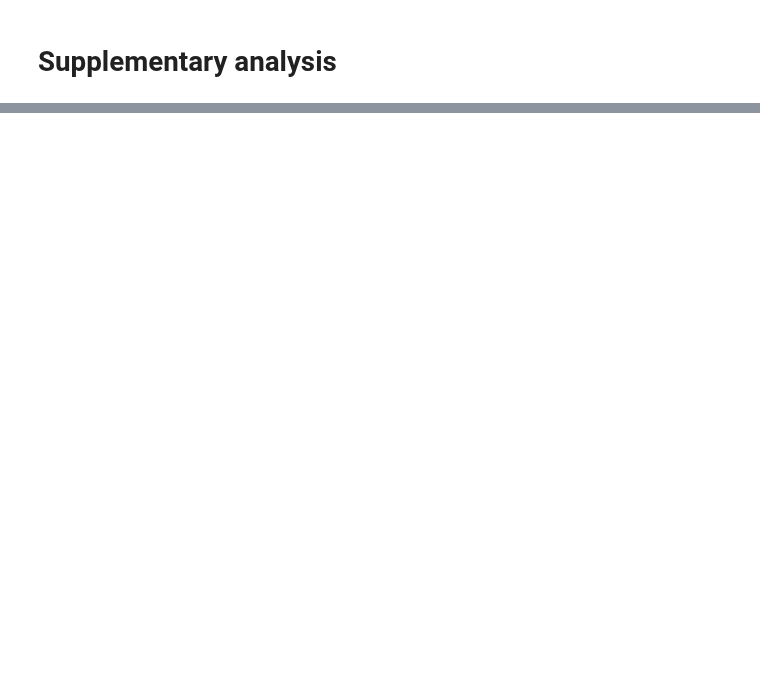
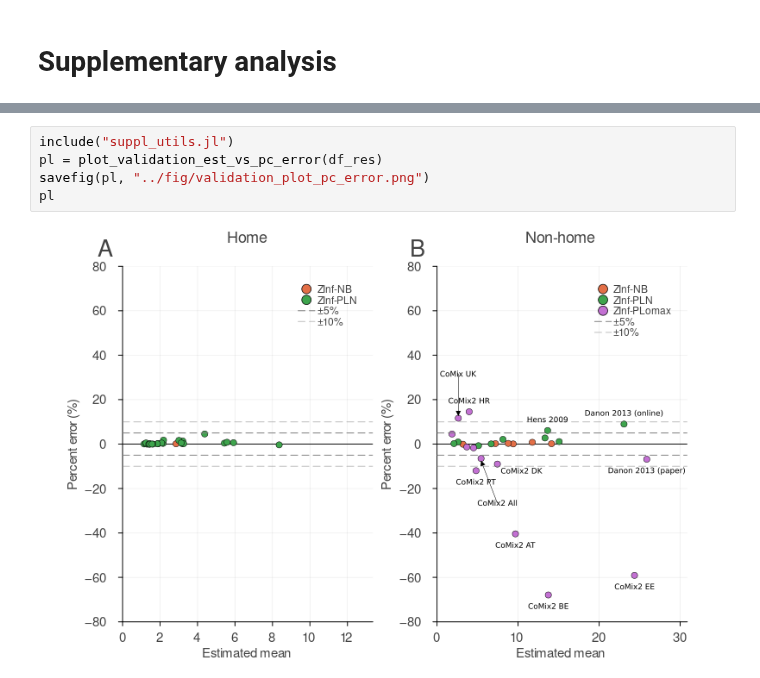
Before and after one commit to toshiakiasakura/sc_model_comparison, a Jupyter notebook: src/5j_supplementary.ipynb, the cells around one changed output, grey strips where cells are left out. Saved outputs shown, nothing was run; the diff lists cells and outputs as text; blank space fills up the shorter version.

Commit message:
Update validation plot

```diff
--- a/src/5j_supplementary.ipynb
+++ b/src/5j_supplementary.ipynb
@@ -17,0 +66,7 @@ pl
+# %%
+include("suppl_utils.jl")
+pl = plot_validation_est_vs_pc_error(df_res)
+savefig(pl, "../fig/validation_plot_pc_error.png")
+pl
+# %% [output]
+[figure, added]
```
Also changed, not shown: parts of 6 cells of this notebook, 2 other files.
